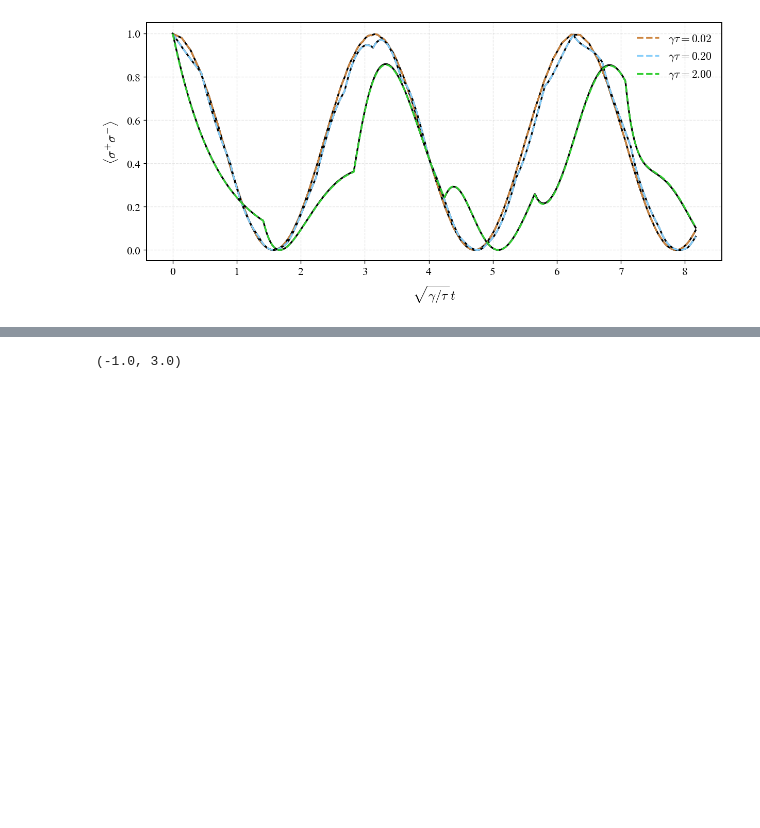
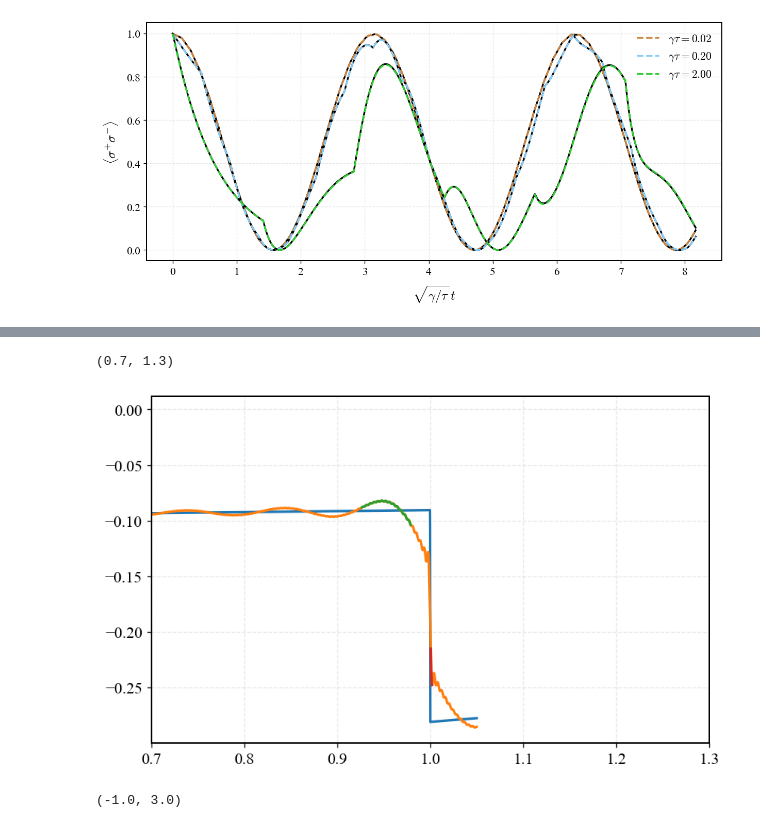
Before and after one commit to Taitoos2/non_markovian_qubit_swap, a Jupyter notebook: Idea_1.ipynb, the cells around one changed output, grey strips where cells are left out. Drawn from its saved outputs; the diff is of its cells as text; code cells hidden in the pictures; blank space fills up the shorter version.

```diff
--- a/Idea_1.ipynb
+++ b/Idea_1.ipynb
@@ -138 +136,23 @@ data = exp_discontinuities()
+# %%
+tau=1
+n_steps=10000
+gamma_test=0.1
+t_max=1.05*tau
+t = np.linspace(0,t_max,n_steps)
+id = np.argmax(t>=tau)
+_,e_ww = run_ww_simulation(gamma=gamma_test,L=0.5,c=1,n_steps=n_steps,n_modes=250,t_max=t_max)
+de_dt_2 = np.gradient(e_ww,t)
+
+e=np.abs(DDE_analytical(gamma=gamma_test,tau=1,phi=0,t=t))**2
+de = np.gradient(e,t)
+# %%
+plt.plot(t,de)
+
+plt.plot(t,de_dt_2)
+plt.plot(t[id-700:id-200],de_dt_2[id-700:id-200])
+plt.plot(t[id+5:id+20],de_dt_2[id+5:id+20])
+plt.xlim(0.7,1.3)
+# %% [output]
+(0.7, 1.3)
+[figure, added]
 # %%
```
Also changed, not shown: parts of 9 cells of this notebook.
